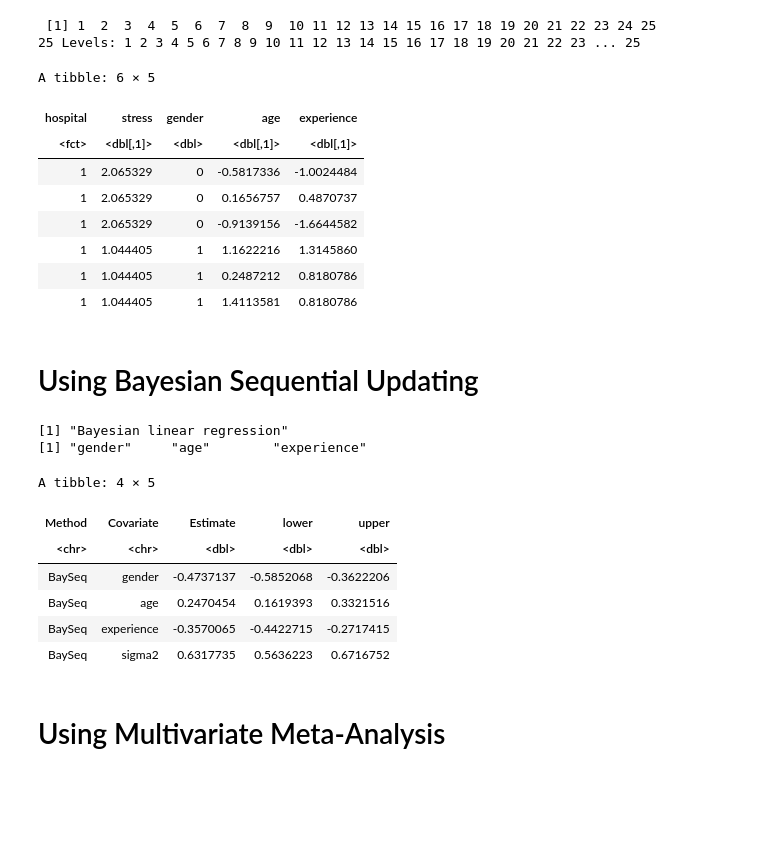
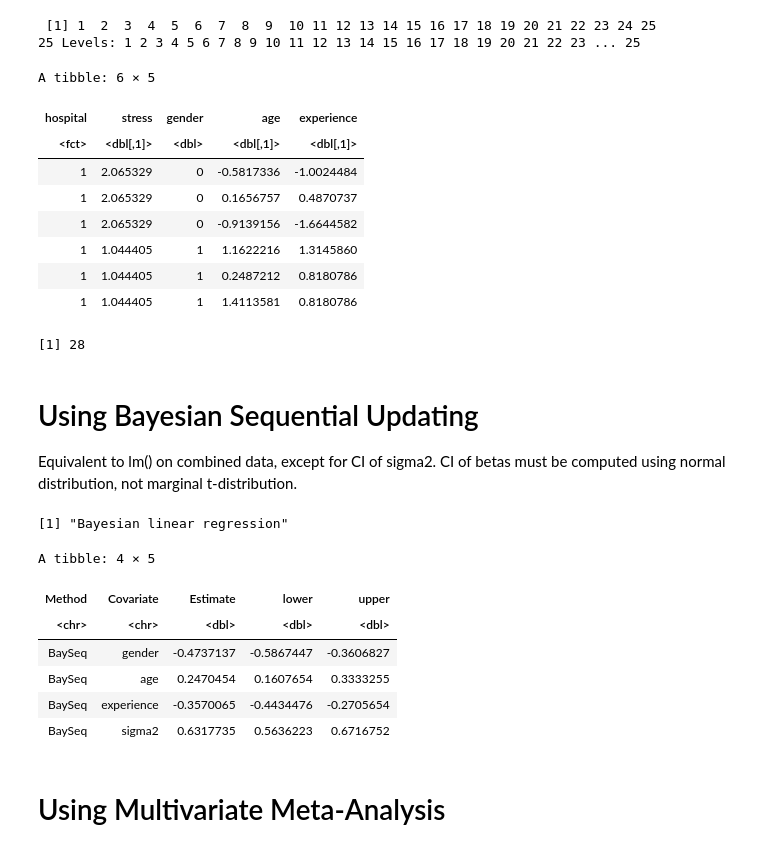
Before and after one commit to lisa-gm/confeR, a Jupyter notebook: notebook.ipynb, the cells around one changed output. Cells and saved outputs as stored; diff of their text form; code cells hidden in the pictures; blank space fills up the shorter version.

Commit message:
add marginal t-dist CIs

```diff
--- a/notebook.ipynb
+++ b/notebook.ipynb
@@ -148,6 +131,14 @@ data_split <- data %>%
 
 n_centers <- length(data_split)
 head(data_split[[1]])
+
+
+if (use_local_intercepts) {
+    p <- length(covariates) + n_centers
+} else {
+    p <- length(covariates)
+}
+p
 # %% [output]
 A tibble: 6 × 5
 | hospital | stress | gender | age | experience |
@@ -158,25 +149,27 @@ A tibble: 6 × 5
 | 1 | 1.044405 | 1 | 1.1622216 | 1.3145860 |
 | 1 | 1.044405 | 1 | 0.2487212 | 0.8180786 |
 | 1 | 1.044405 | 1 | 1.4113581 | 0.8180786 |
+[1] 28
 # %% [markdown]
 # Using Bayesian Sequential Updating
+
+Equivalent to lm() on combined data, except for CI of sigma2. CI of betas must be computed using normal distribution, not marginal t-distribution.
 # %%
 bstats <- bs$bayseq_prepare(target, covariates, model, data_split, n_centers, use_local_intercepts, center_name)
 params_seq <- bs$bayseq_oneshot(bstats, n_centers, use_local_intercepts, family,
-                                covariates, epsilon = 1e-10, center_name)
+                                covariates, epsilon = 1e-10, center_name, CI="normal")
 
 df_seq <- bs$tidy_results(params_seq, use_local_intercepts)
 df_seq["Covariate"][df_seq["Covariate"] == "Intercept"] <- "(Intercept)"
 df_seq
 # %% [output]
 [1] "Bayesian linear regression"
-[1] "gender"     "age"        "experience"
 A tibble: 4 × 5
 | Method | Covariate | Estimate | lower | upper |
 | <chr> | <chr> | <dbl> | <dbl> | <dbl> |
-| BaySeq | gender | -0.4737137 | -0.5852068 | -0.3622206 |
-| BaySeq | age | 0.2470454 | 0.1619393 | 0.3321516 |
-| BaySeq | experience | -0.3570065 | -0.4422715 | -0.2717415 |
+| BaySeq | gender | -0.4737137 | -0.5867447 | -0.3606827 |
+| BaySeq | age | 0.2470454 | 0.1607654 | 0.3333255 |
+| BaySeq | experience | -0.3570065 | -0.4434476 | -0.2705654 |
 | BaySeq | sigma2 | 0.6317735 | 0.5636223 | 0.6716752 |
 # %% [markdown]
 # Using Multivariate Meta-Analysis
```
Also changed, not shown: parts of 3 cells of this notebook, 3 other files.
